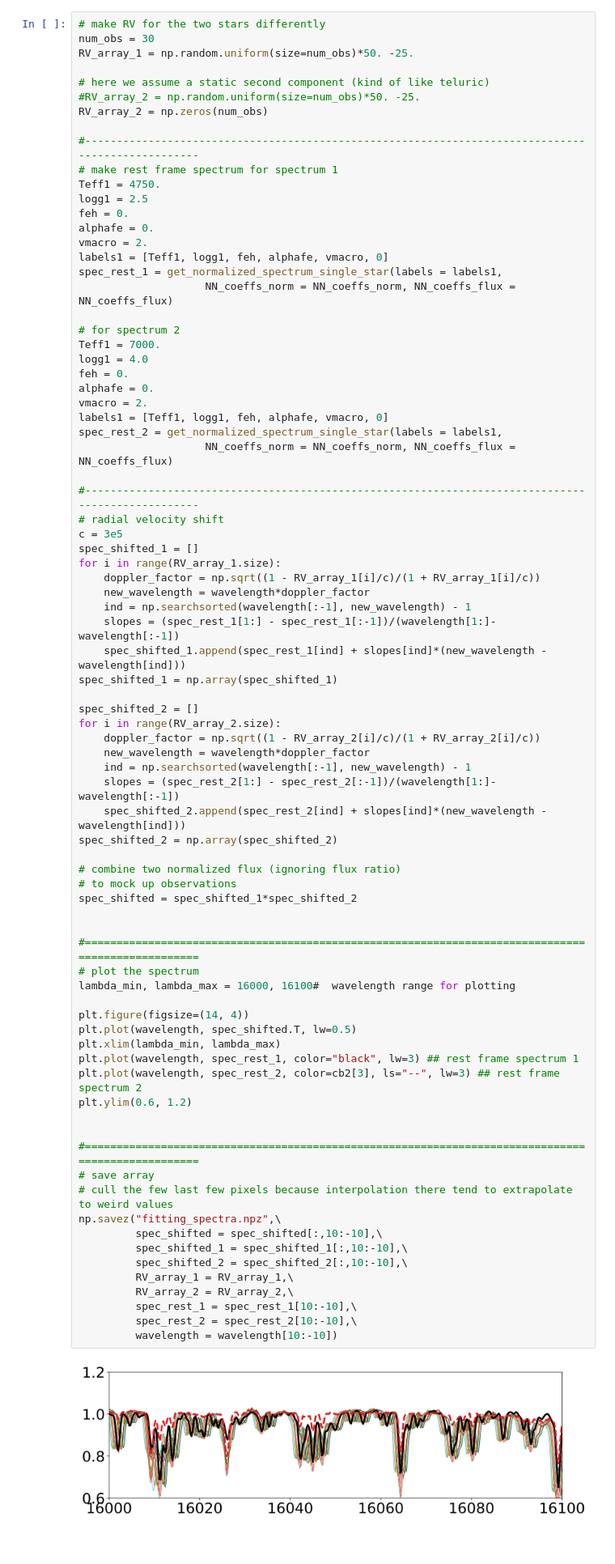
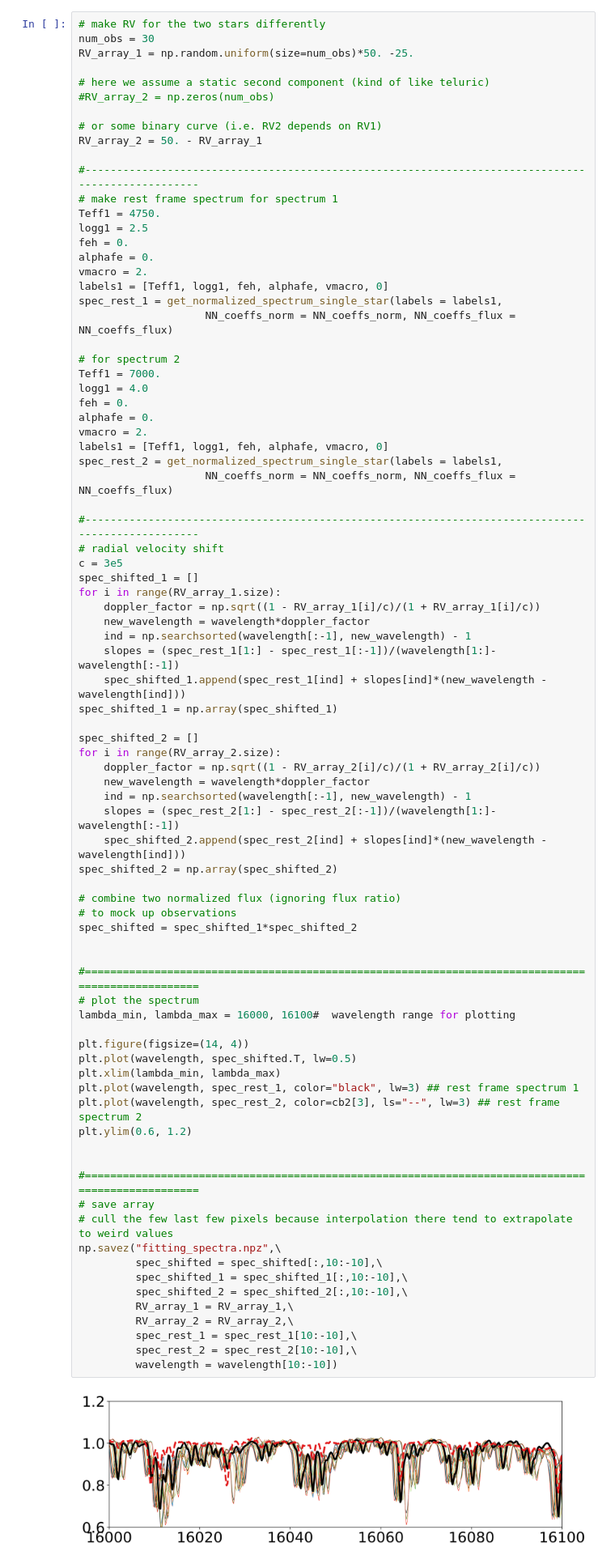
Before and after one commit to tingyuansen/Wobble_NN, a Jupyter notebook: Wobble_NN.ipynb, the cells around one changed output. Shown at 81% size. Drawn from its saved outputs; the diff is of its cells as text.

```diff
--- a/Wobble_NN.ipynb
+++ b/Wobble_NN.ipynb
@@ -150,8 +150,10 @@ num_obs = 30
 RV_array_1 = np.random.uniform(size=num_obs)*50. -25.
 
 # here we assume a static second component (kind of like teluric)
-#RV_array_2 = np.random.uniform(size=num_obs)*50. -25.
-RV_array_2 = np.zeros(num_obs)
+#RV_array_2 = np.zeros(num_obs)
+
+# or some binary curve (i.e. RV2 depends on RV1)
+RV_array_2 = 50. - RV_array_1
 
 #--------------------------------------------------------------------------------------------------
 # make rest frame spectrum for spectrum 1
@@ -198,34 +200,34 @@ spec_shifted_2 = np.array(spec_shifted_2)
 # combine two normalized flux (ignoring flux ratio)
 # to mock up observations
 spec_shifted = spec_shifted_1*spec_shifted_2
 
 
 #==================================================================================================
 # plot the spectrum
 lambda_min, lambda_max = 16000, 16100#  wavelength range for plotting
 
 plt.figure(figsize=(14, 4))
 plt.plot(wavelength, spec_shifted.T, lw=0.5)
 plt.xlim(lambda_min, lambda_max)
 plt.plot(wavelength, spec_rest_1, color="black", lw=3) ## rest frame spectrum 1
 plt.plot(wavelength, spec_rest_2, color=cb2[3], ls="--", lw=3) ## rest frame spectrum 2
 plt.ylim(0.6, 1.2)
 
 
 #==================================================================================================
 # save array
 # cull the few last few pixels because interpolation there tend to extrapolate to weird values
 np.savez("fitting_spectra.npz",\
          spec_shifted = spec_shifted[:,10:-10],\
          spec_shifted_1 = spec_shifted_1[:,10:-10],\
          spec_shifted_2 = spec_shifted_2[:,10:-10],\
          RV_array_1 = RV_array_1,\
          RV_array_2 = RV_array_2,\
          spec_rest_1 = spec_rest_1[10:-10],\
          spec_rest_2 = spec_rest_2[10:-10],\
          wavelength = wavelength[10:-10])
 # %% [output]
-[figure, old version]
+[figure, new version]
 # %% [markdown]
 ## After running with wobble.py
 
```
Also changed, not shown: parts of 2 cells of this notebook, 2 other files.
